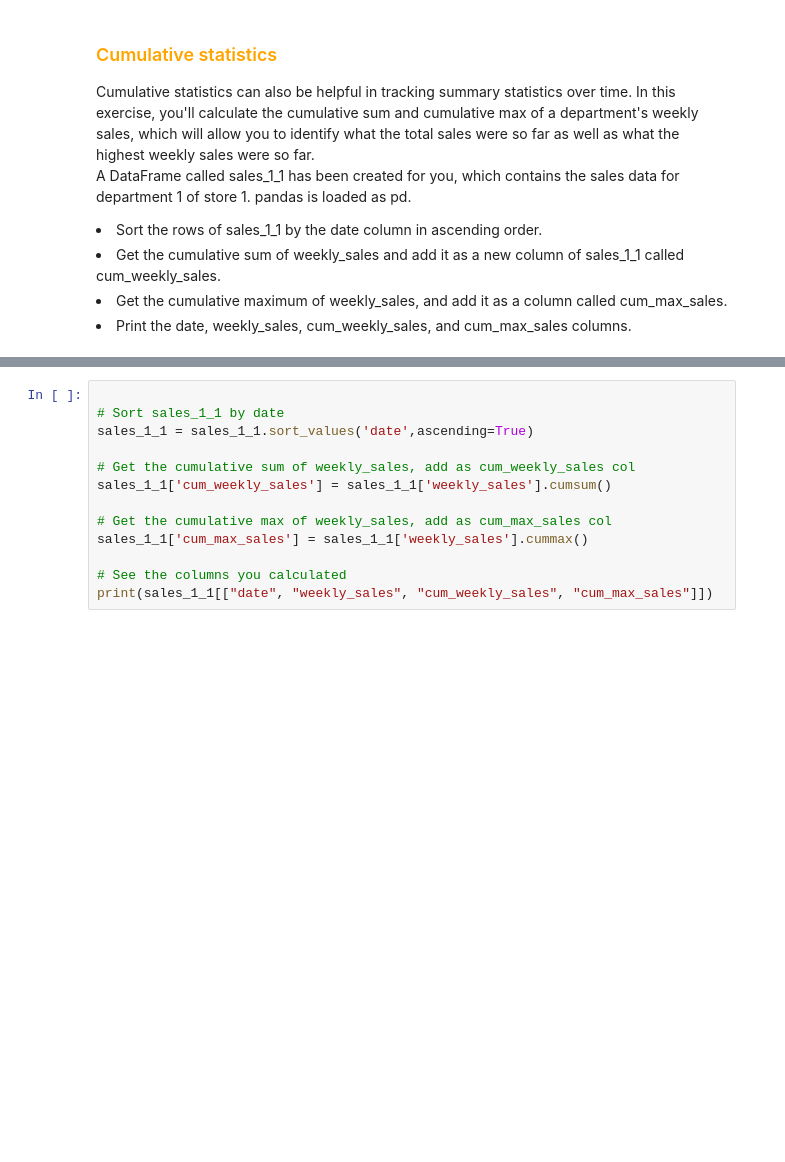
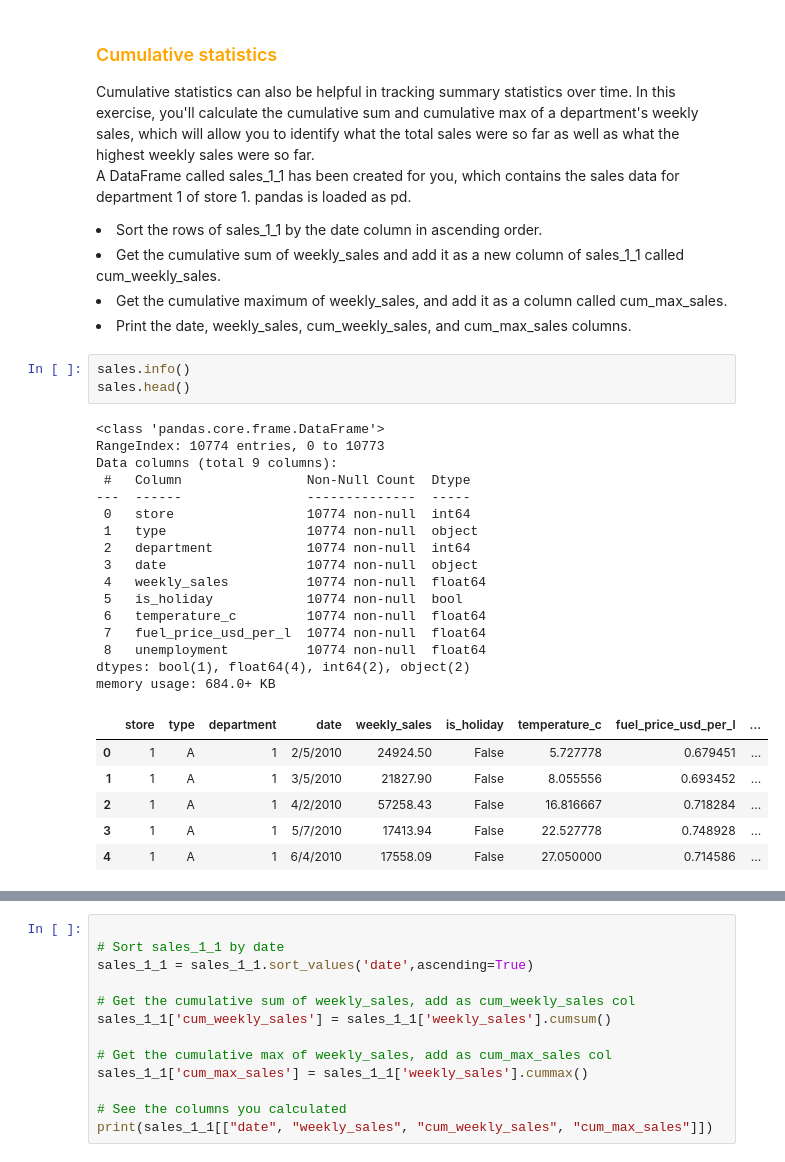
Before and after one commit to Navidullah/Data-Science, a Jupyter notebook: pandas.ipynb, the cells around one changed output, grey strips where cells are left out. Drawn from its saved outputs; the diff is of its cells as text; blank space fills up the shorter version.

```diff
--- a/pandas.ipynb
+++ b/pandas.ipynb
@@ -770,6 +770,32 @@ A DataFrame called sales_1_1 has been created for you, which contains the sales
 <li>Get the cumulative sum of weekly_sales and add it as a new column of sales_1_1 called cum_weekly_sales.</li>
 <li>Get the cumulative maximum of weekly_sales, and add it as a column called cum_max_sales.</li>
 <li>Print the date, weekly_sales, cum_weekly_sales, and cum_max_sales columns.</li>
+# %%
+sales.info()
+sales.head()
+# %% [output]
+<class 'pandas.core.frame.DataFrame'>
+RangeIndex: 10774 entries, 0 to 10773
+Data columns (total 9 columns):
+ #   Column                Non-Null Count  Dtype
+---  ------                --------------  -----
+ 0   store                 10774 non-null  int64
+ 1   type                  10774 non-null  object
+ 2   department            10774 non-null  int64
+ 3   date                  10774 non-null  object
+ 4   weekly_sales          10774 non-null  float64
+ 5   is_holiday            10774 non-null  bool
+ 6   temperature_c         10774 non-null  float64
+ 7   fuel_price_usd_per_l  10774 non-null  float64
+ 8   unemployment          10774 non-null  float64
+dtypes: bool(1), float64(4), int64(2), object(2)
+memory usage: 684.0+ KB
+|  | store | type | department | date | weekly_sales | is_holiday | temperature_c | fuel_price_usd_per_l | ... |
+| 0 | 1 | A | 1 | 2/5/2010 | 24924.50 | False | 5.727778 | 0.679451 | ... |
+| 1 | 1 | A | 1 | 3/5/2010 | 21827.90 | False | 8.055556 | 0.693452 | ... |
+| 2 | 1 | A | 1 | 4/2/2010 | 57258.43 | False | 16.816667 | 0.718284 | ... |
+| 3 | 1 | A | 1 | 5/7/2010 | 17413.94 | False | 22.527778 | 0.748928 | ... |
+| 4 | 1 | A | 1 | 6/4/2010 | 17558.09 | False | 27.050000 | 0.714586 | ... |
 # %%
 sales_1_1 = sales[(sales['department']==1) & (sales['store']==1)]
 
```
Also changed, not shown: parts of 14 cells of this notebook.
